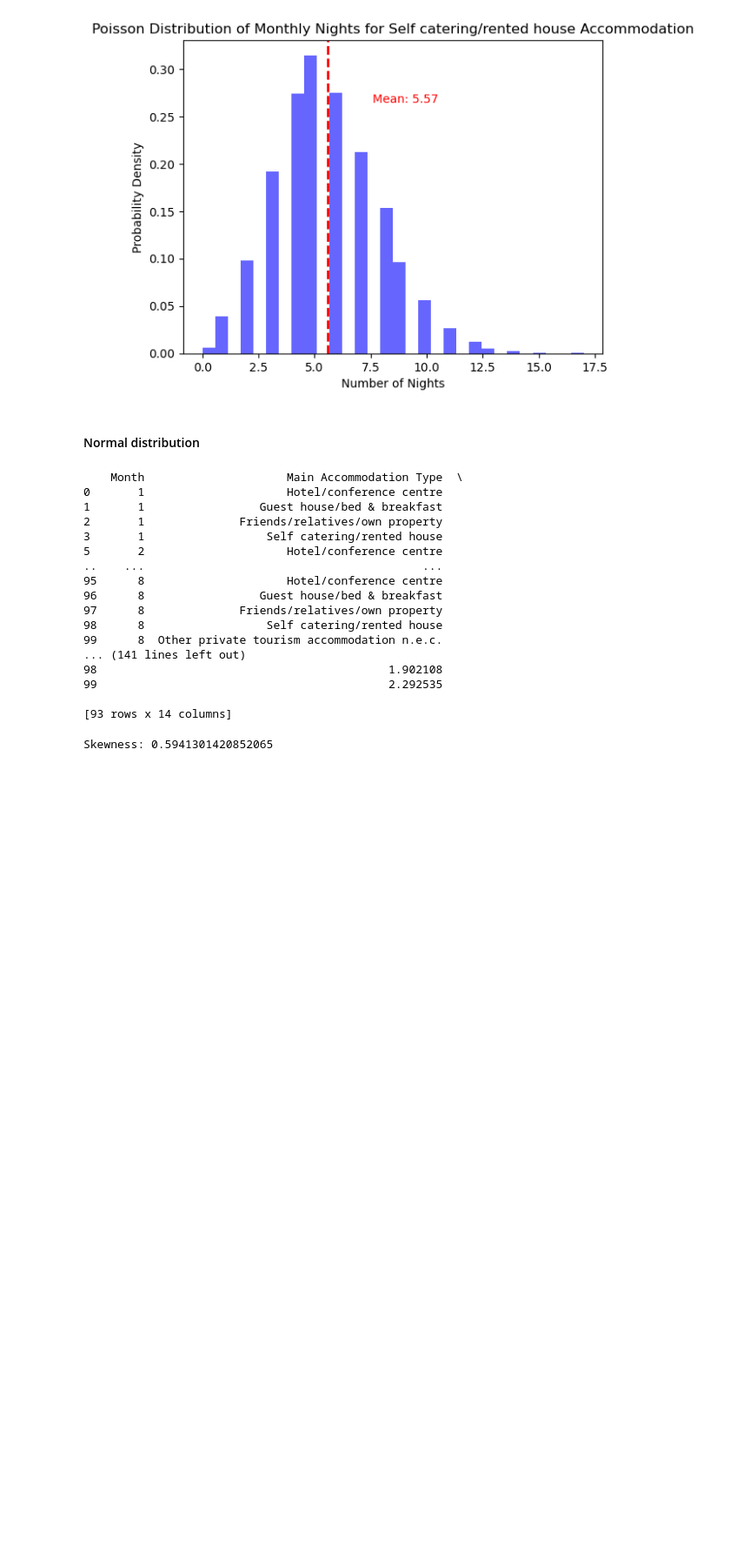
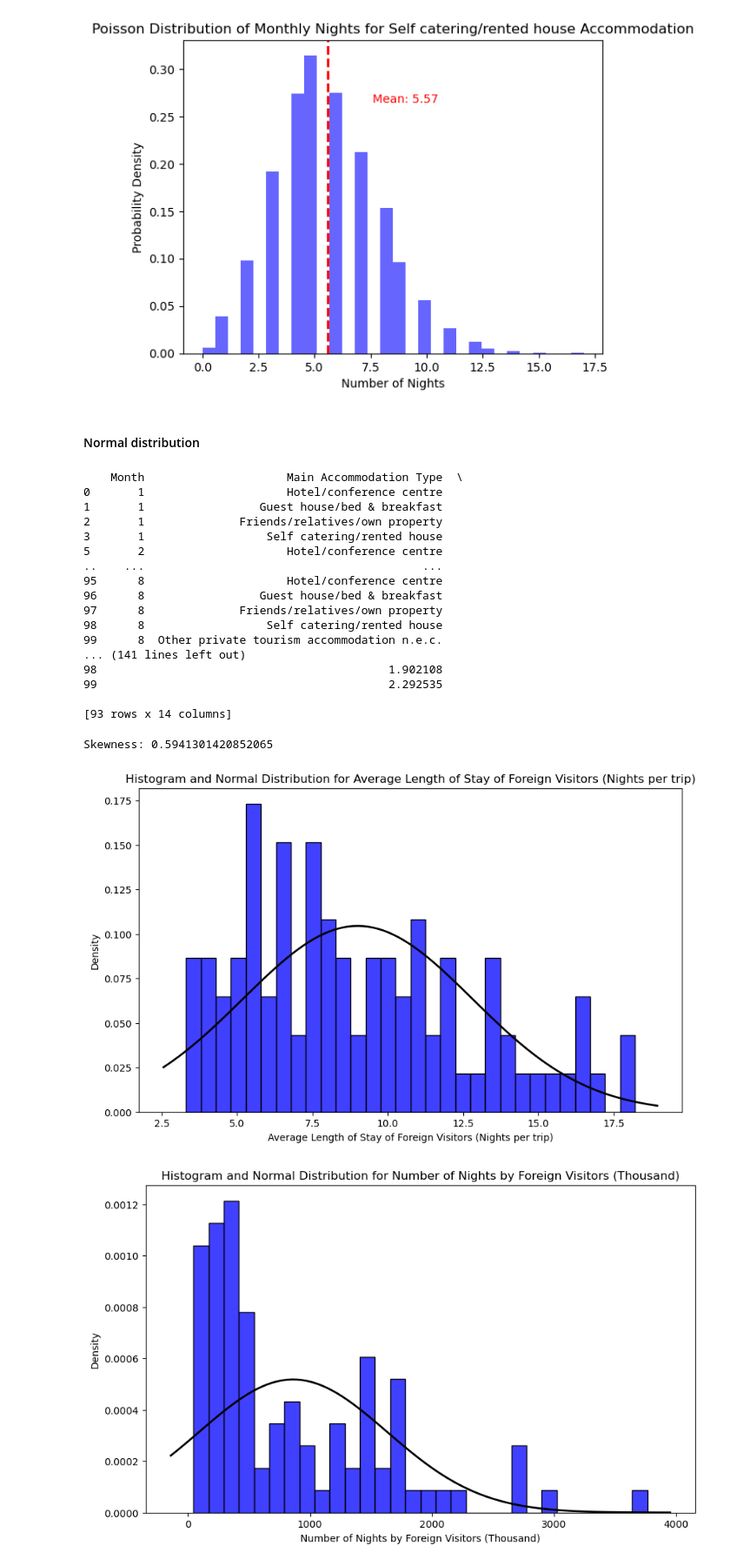
Before and after one commit to IssetVillegas/CCT-Dublin-msc-da-sept-24-sem-1-ca1-IssetVillegas, a Jupyter notebook: EDA.ipynb, the cells around one changed output. Shown at 87% size. Cells and saved outputs as stored; diff of their text form; code cells hidden in the pictures; blank space fills up the shorter version.

Commit message:
normal distribution
graphics

```diff
--- a/EDA.ipynb
+++ b/EDA.ipynb
@@ -705,3 +708,47 @@ skewness = (n / ((n - 1) * (n - 2))) * np.sum(((data - mean) / std_dev) ** 3)
 print(f"Skewness: {skewness}")
 # %% [output]
 Skewness: 0.5941301420852065
+# %%
+#importing tool to normalize the data
+from scipy.stats import norm
+
+#Applies the log transformation to specific columns
+transformed_df = log_transform_dataframe(df_no_outliers, [
+    'Average Length of Stay of Foreign Visitors (Nights per trip)',
+    'Number of Nights by Foreign Visitors (Thousand)',
+    'Number of Overnight Trips by Foreign Visitors (Thousand)',
+    'Percentage of Nights by Foreign Visitors (%)',
+    'Percentage of Overnight Trips by Foreign Visitors (%)'
+])
+
+#Lists of columns to plot
+columns_to_plot = [
+    'Average Length of Stay of Foreign Visitors (Nights per trip)',
+    'Number of Nights by Foreign Visitors (Thousand)',
+    'Number of Overnight Trips by Foreign Visitors (Thousand)',
+    'Percentage of Nights by Foreign Visitors (%)',
+    'Percentage of Overnight Trips by Foreign Visitors (%)'
+]
+
+#Plots each column
+for column in columns_to_plot:
+    plt.figure(figsize=(10, 6))
+    sns.histplot(transformed_df[column], kde=False, stat='density', bins=30, color='blue')
+
+    #Fits normal distribution
+    mu, std = norm.fit(transformed_df[column])
+
+    #Plots normal distribution curve
+    xmin, xmax = plt.xlim()
+    x = np.linspace(xmin, xmax, 100)
+    p = norm.pdf(x, mu, std)
+    plt.plot(x, p, 'k', linewidth=2)
+
+    title = f'Histogram and Normal Distribution for {column}'
+    plt.title(title)
+    plt.xlabel(column)
+    plt.ylabel('Density')
+    plt.show()
+# %% [output]
+[figure, added]
+[figure, added]
```
Also changed, not shown: parts of 3 cells of this notebook.
